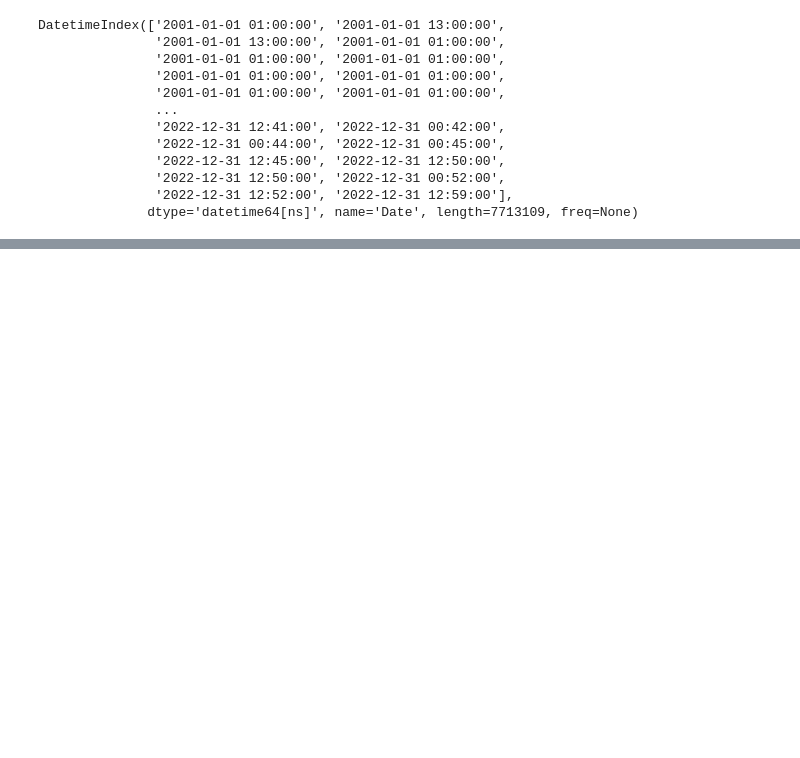
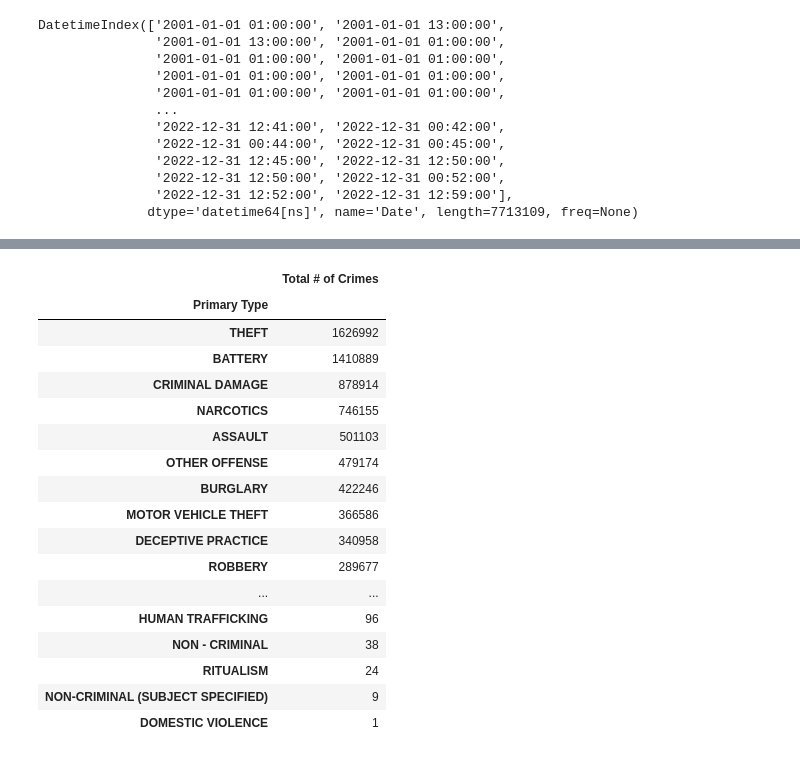
Before and after one commit to ruelanthonyb/Crime-Analysis-Project, a Jupyter notebook: Project 3 - Part 1 (Core).ipynb, the cells around one changed output, grey strips where cells are left out. Saved outputs shown, nothing was run; the diff lists cells and outputs as text; code cells hidden in the pictures; blank space fills up the shorter version.

```diff
--- a/Project 3 - Part 1 (Core).ipynb
+++ b/Project 3 - Part 1 (Core).ipynb
@@ -202,0 +298,23 @@ DatetimeIndex(['2001-01-01 01:00:00', '2001-01-01 13:00:00',
+# %%
+## Inspect the value_counts for the different types of crimes
+crime_counts = chicago_df['Primary Type'].value_counts().to_frame('Total # of Crimes')
+crime_counts
+# %% [output]
+|  | Total # of Crimes |
+| Primary Type |  |
+| THEFT | 1626992 |
+| BATTERY | 1410889 |
+| CRIMINAL DAMAGE | 878914 |
+| NARCOTICS | 746155 |
+| ASSAULT | 501103 |
+| OTHER OFFENSE | 479174 |
+| BURGLARY | 422246 |
+| MOTOR VEHICLE THEFT | 366586 |
+| DECEPTIVE PRACTICE | 340958 |
+| ROBBERY | 289677 |
+| ... | ... |
+| HUMAN TRAFFICKING | 96 |
+| NON - CRIMINAL | 38 |
+| RITUALISM | 24 |
+| NON-CRIMINAL (SUBJECT SPECIFIED) | 9 |
+| DOMESTIC VIOLENCE | 1 |
```
Also changed, not shown: parts of 16 cells of this notebook.
